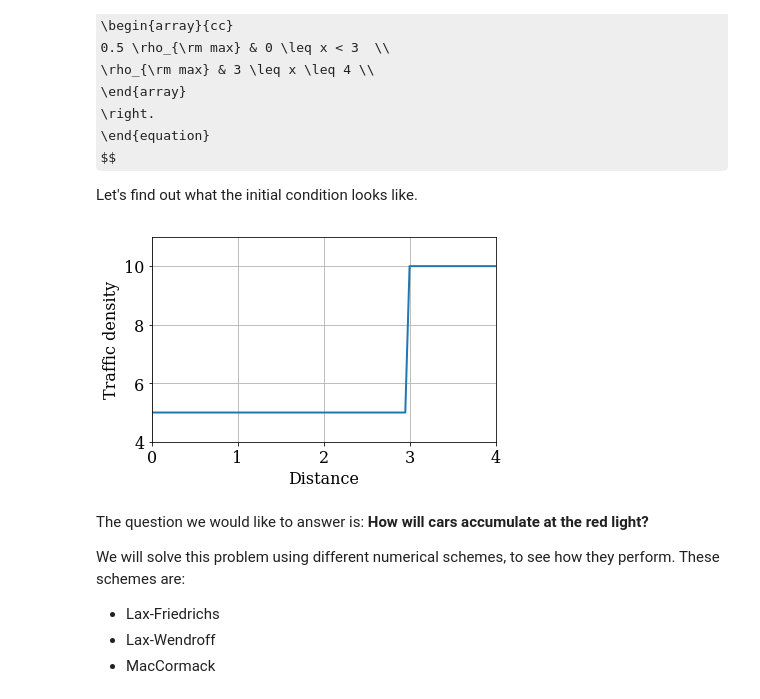
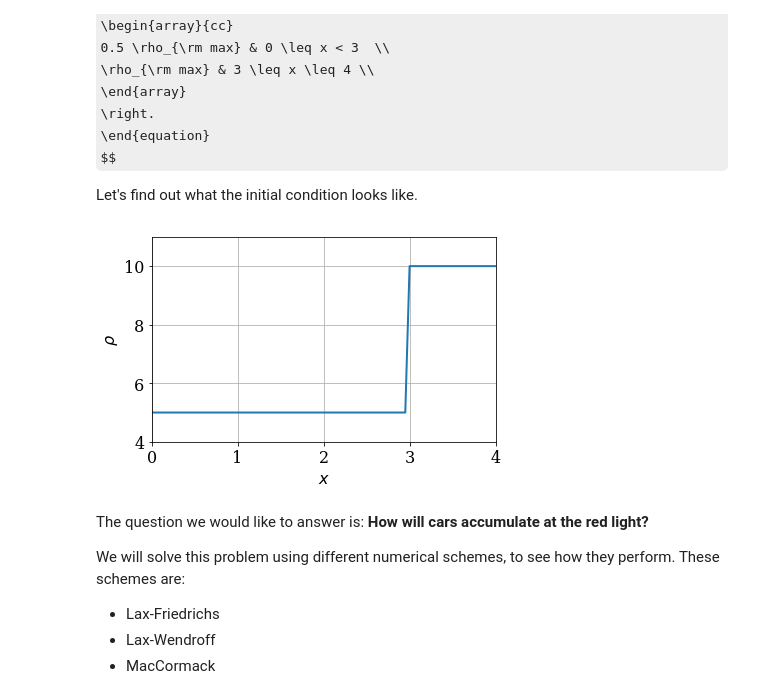
Before and after one commit to numerical-mooc/numerical-mooc, a Jupyter notebook: lessons/03_wave/03_02_convectionSchemes.ipynb, the cells around one changed output. Cells and saved outputs as stored; diff of their text form; code cells hidden in the pictures; some formulas as TeX source.

```diff
--- a/lessons/03_wave/03_02_convectionSchemes.ipynb
+++ b/lessons/03_wave/03_02_convectionSchemes.ipynb
@@ -74,16 +74,16 @@ rho0 = rho_red_light(x, rho_max)
 # %%
 # Plot the initial traffic density.
 fig = pyplot.figure(figsize=(6.0, 4.0))
-pyplot.xlabel('Distance')
-pyplot.ylabel('Traffic density')
+pyplot.xlabel(r'$x$')
+pyplot.ylabel(r'$\rho$')
 pyplot.grid()
 line = pyplot.plot(x, rho0,
                    color='C0', linestyle='-', linewidth=2)[0]
 pyplot.xlim(0.0, L)
 pyplot.ylim(4.0, 11.0)
 pyplot.tight_layout()
 # %% [output]
-[figure, old version]
+[figure, new version]
 # %% [markdown]
 The question we would like to answer is: **How will cars accumulate at the red light?**
 
```
Also changed, not shown: 9 other files.
